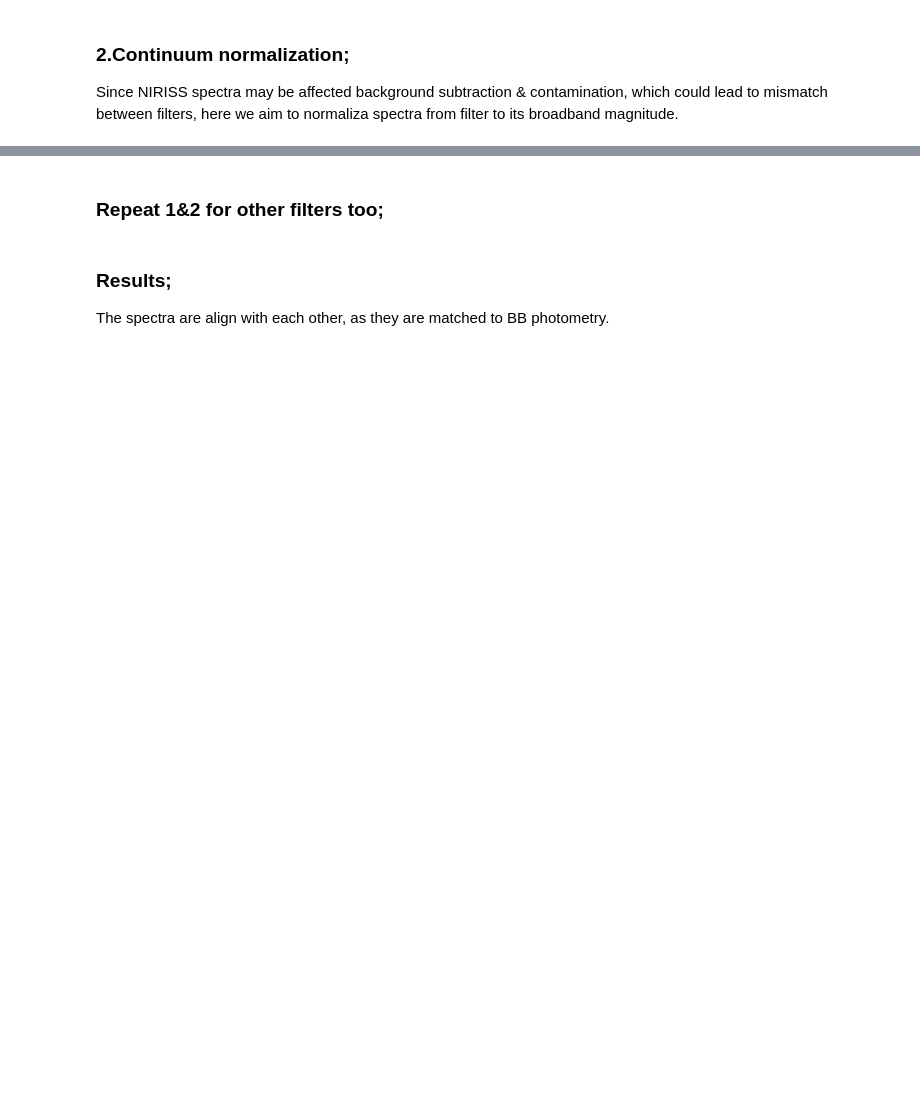
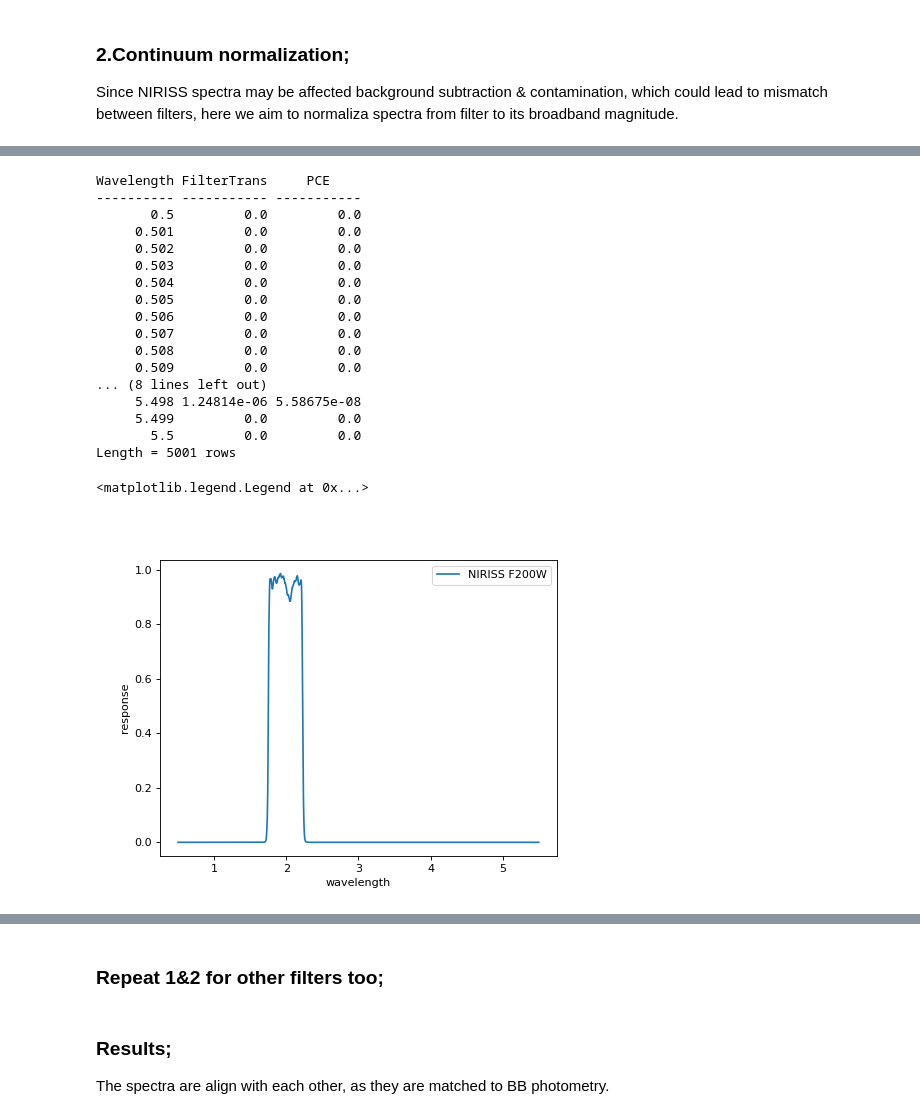
Before and after one commit to spacetelescope/jdat_notebooks, a Jupyter notebook: _sources/notebooks/NIRISS/NIRISS_WFSS_postpipeline/01_Combine_and_normalize_1D_spectra.ipynb, the cells around one changed output, grey strips where cells are left out. Saved outputs shown, nothing was run; the diff lists cells and outputs as text; code cells hidden in the pictures; blank space fills up the shorter version.

```diff
--- a/_sources/notebooks/NIRISS/NIRISS_WFSS_postpipeline/01_Combine_and_normalize_1D_spectra.ipynb
+++ b/_sources/notebooks/NIRISS/NIRISS_WFSS_postpipeline/01_Combine_and_normalize_1D_spectra.ipynb
@@ -141,22 +160,42 @@ my_tar = tarfile.open(filename)
 my_tar.extractall('./', filter='data') # add filter='data' to skip absolute (/) or relative (..) paths
 # %%
 # Load fiter response:
-DIR_FIL = './NIRISS_Filters/DATA/'
+DIR_FIL = './niriss_filter_tarball/DATA/'
 
 # The number corresponds to F200W in EAZY filter response;
 eazy_filt = 311
 
 # Read transmission data;
 filt_data = ascii.read(f'{DIR_FIL}/NIRISS_{filt.upper()}.txt')
 
 print(filt_data)
 wave_filt = filt_data['Wavelength']
 flux_filt = filt_data['FilterTrans']
 
 plt.plot(wave_filt, flux_filt, ls='-', label=f'NIRISS {filt.upper()}')
 plt.xlabel('wavelength')
 plt.ylabel('response')
 plt.legend(loc=1)
+# %% [output]
+Wavelength FilterTrans     PCE
+---------- ----------- -----------
+       0.5         0.0         0.0
+     0.501         0.0         0.0
+     0.502         0.0         0.0
+     0.503         0.0         0.0
+     0.504         0.0         0.0
+     0.505         0.0         0.0
+     0.506         0.0         0.0
+     0.507         0.0         0.0
+     0.508         0.0         0.0
+     0.509         0.0         0.0
+... (8 lines left out)
+     5.498 1.24814e-06 5.58675e-08
+     5.499         0.0         0.0
+       5.5         0.0         0.0
+Length = 5001 rows
+<matplotlib.legend.Legend at 0x...>
+[figure, added]
 # %%
 # Define a small function for flux convolution with filters;
 def filconv(lfil, ffil, l0, f0, DIR='', c=3e18):
```
Also changed, not shown: parts of 13 cells of this notebook, 7 other files.
